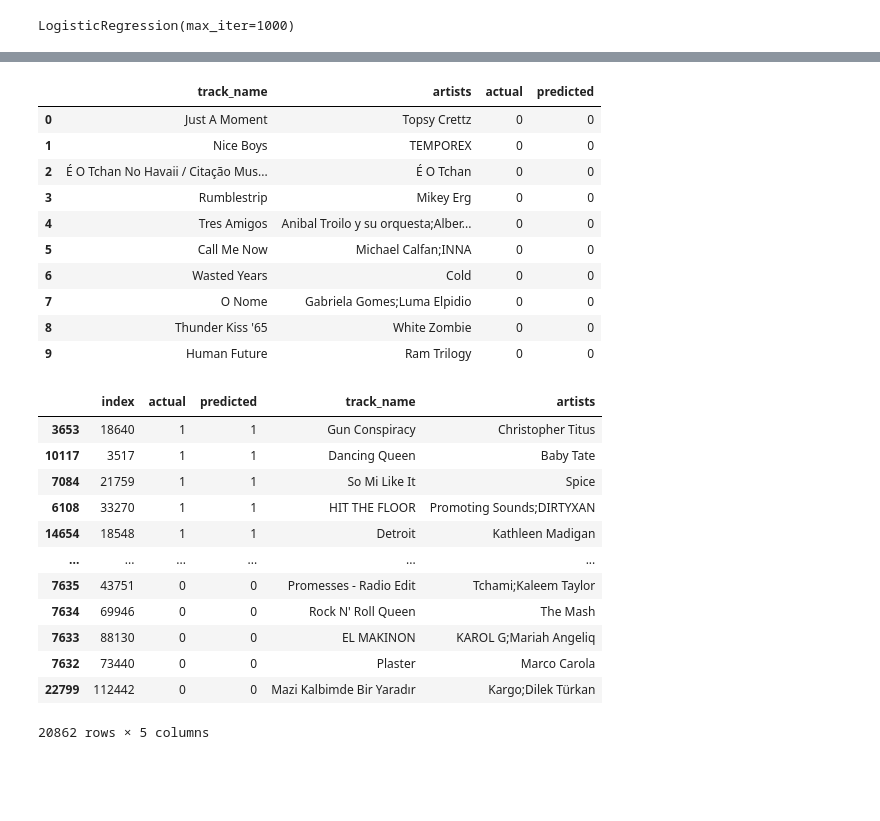
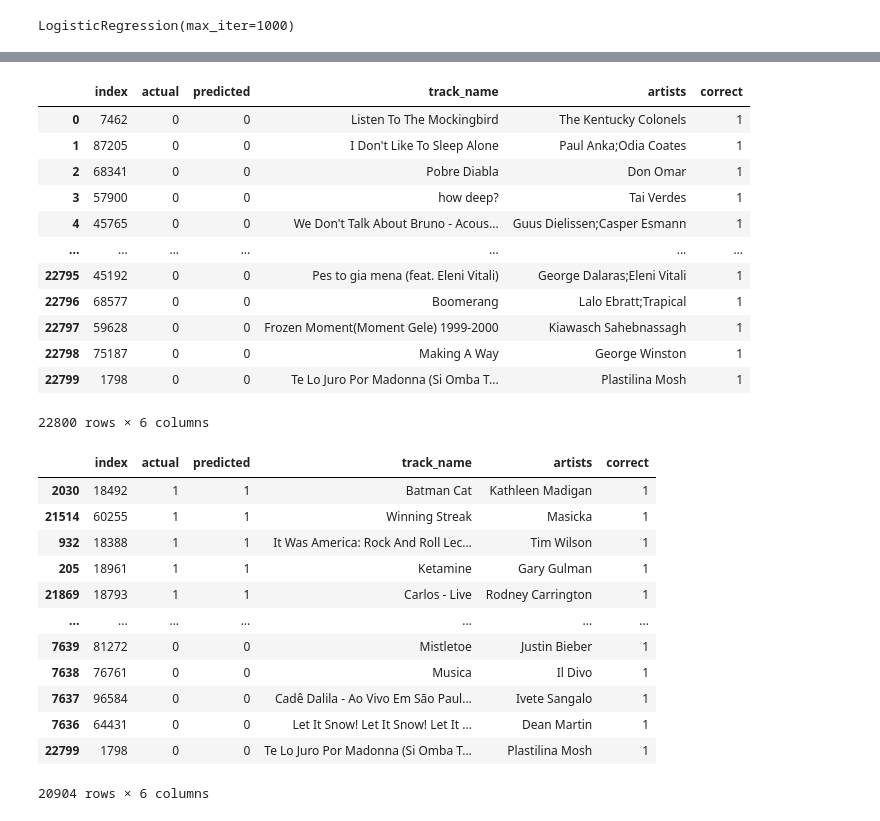
Before and after one commit to lexinlevan1/SpotifyWorkoutML, a Jupyter notebook: analysis.ipynb, the cells around one changed output, grey strips where cells are left out. Drawn from its saved outputs; the diff is of its cells as text; code cells hidden in the pictures; blank space fills up the shorter version.

```diff
--- a/analysis.ipynb
+++ b/analysis.ipynb
@@ -145,0 +142,13 @@ accuracy_score(y_test, y_pred)
+# %%
+results = pd.DataFrame({
+    'actual' : y_test,
+    'predicted' : y_pred,
+})
+
+results = results.reset_index()
+
+merged = pd.merge(results, df[['track_name', 'artists']], left_on='index', right_index=True)
+
+wrong = merged[merged['actual'] != merged['predicted']]
+
+wrong[['track_name', 'artists', 'actual', 'predicted']].head(10)
@@ -162,34 +183,38 @@ wrong.sort_values(by='predicted', ascending=False)
 # %%
-correct = merged[merged['actual'] == merged['predicted']]
-correct[['track_name', 'artists', 'actual', 'predicted']].head(10)
+merged['correct'] = merged['actual'] == merged['predicted']
+merged['correct'] = merged['correct'].astype(int)
+
+merged
 # %% [output]
-|  | track_name | artists | actual | predicted |
-| 0 | Just A Moment | Topsy Crettz | 0 | 0 |
-| 1 | Nice Boys | TEMPOREX | 0 | 0 |
-| 2 | É O Tchan No Havaii / Citação Mus... | É O Tchan | 0 | 0 |
-| 3 | Rumblestrip | Mikey Erg | 0 | 0 |
-| 4 | Tres Amigos | Anibal Troilo y su orquesta;Alber... | 0 | 0 |
-| 5 | Call Me Now | Michael Calfan;INNA | 0 | 0 |
-| 6 | Wasted Years | Cold | 0 | 0 |
-| 7 | O Nome | Gabriela Gomes;Luma Elpidio | 0 | 0 |
-| 8 | Thunder Kiss '65 | White Zombie | 0 | 0 |
-| 9 | Human Future | Ram Trilogy | 0 | 0 |
+|  | index | actual | predicted | track_name | artists | correct |
+| 0 | 7462 | 0 | 0 | Listen To The Mockingbird | The Kentucky Colonels | 1 |
+| 1 | 87205 | 0 | 0 | I Don't Like To Sleep Alone | Paul Anka;Odia Coates | 1 |
+| 2 | 68341 | 0 | 0 | Pobre Diabla | Don Omar | 1 |
+| 3 | 57900 | 0 | 0 | how deep? | Tai Verdes | 1 |
+| 4 | 45765 | 0 | 0 | We Don't Talk About Bruno - Acous... | Guus Dielissen;Casper Esmann | 1 |
+| ... | ... | ... | ... | ... | ... | ... |
+| 22795 | 45192 | 0 | 0 | Pes to gia mena (feat. Eleni Vitali) | George Dalaras;Eleni Vitali | 1 |
+| 22796 | 68577 | 0 | 0 | Boomerang | Lalo Ebratt;Trapical | 1 |
+| 22797 | 59628 | 0 | 0 | Frozen Moment(Moment Gele) 1999-2000 | Kiawasch Sahebnassagh | 1 |
+| 22798 | 75187 | 0 | 0 | Making A Way | George Winston | 1 |
+| 22799 | 1798 | 0 | 0 | Te Lo Juro Por Madonna (Si Omba T... | Plastilina Mosh | 1 |
+22800 rows × 6 columns
 # %%
-correct.sort_values(by='predicted', ascending=False)
+merged[merged['correct'] == 1].sort_values(by='predicted', ascending=False)
 # %% [output]
-|  | index | actual | predicted | track_name | artists |
-| 3653 | 18640 | 1 | 1 | Gun Conspiracy | Christopher Titus |
-| 10117 | 3517 | 1 | 1 | Dancing Queen | Baby Tate |
-| 7084 | 21759 | 1 | 1 | So Mi Like It | Spice |
-| 6108 | 33270 | 1 | 1 | HIT THE FLOOR | Promoting Sounds;DIRTYXAN |
-| 14654 | 18548 | 1 | 1 | Detroit | Kathleen Madigan |
-| ... | ... | ... | ... | ... | ... |
-| 7635 | 43751 | 0 | 0 | Promesses - Radio Edit | Tchami;Kaleem Taylor |
-| 7634 | 69946 | 0 | 0 | Rock N' Roll Queen | The Mash |
-| 7633 | 88130 | 0 | 0 | EL MAKINON | KAROL G;Mariah Angeliq |
-| 7632 | 73440 | 0 | 0 | Plaster | Marco Carola |
-| 22799 | 112442 | 0 | 0 | Mazi Kalbimde Bir Yaradır | Kargo;Dilek Türkan |
+|  | index | actual | predicted | track_name | artists | correct |
+| 2030 | 18492 | 1 | 1 | Batman Cat | Kathleen Madigan | 1 |
+| 21514 | 60255 | 1 | 1 | Winning Streak | Masicka | 1 |
+| 932 | 18388 | 1 | 1 | It Was America: Rock And Roll Lec... | Tim Wilson | 1 |
+| 205 | 18961 | 1 | 1 | Ketamine | Gary Gulman | 1 |
+| 21869 | 18793 | 1 | 1 | Carlos - Live | Rodney Carrington | 1 |
+| ... | ... | ... | ... | ... | ... | ... |
+| 7639 | 81272 | 0 | 0 | Mistletoe | Justin Bieber | 1 |
+| 7638 | 76761 | 0 | 0 | Musica | Il Divo | 1 |
+| 7637 | 96584 | 0 | 0 | Cadê Dalila - Ao Vivo Em São Paul... | Ivete Sangalo | 1 |
+| 7636 | 64431 | 0 | 0 | Let It Snow! Let It Snow! Let It ... | Dean Martin | 1 |
+| 22799 | 1798 | 0 | 0 | Te Lo Juro Por Madonna (Si Omba T... | Plastilina Mosh | 1 |
-20862 rows × 5 columns
+20904 rows × 6 columns
 # %%
 
 correct_cnt = merged['correct'].value_counts()
```
Also changed, not shown: parts of 6 cells of this notebook.
